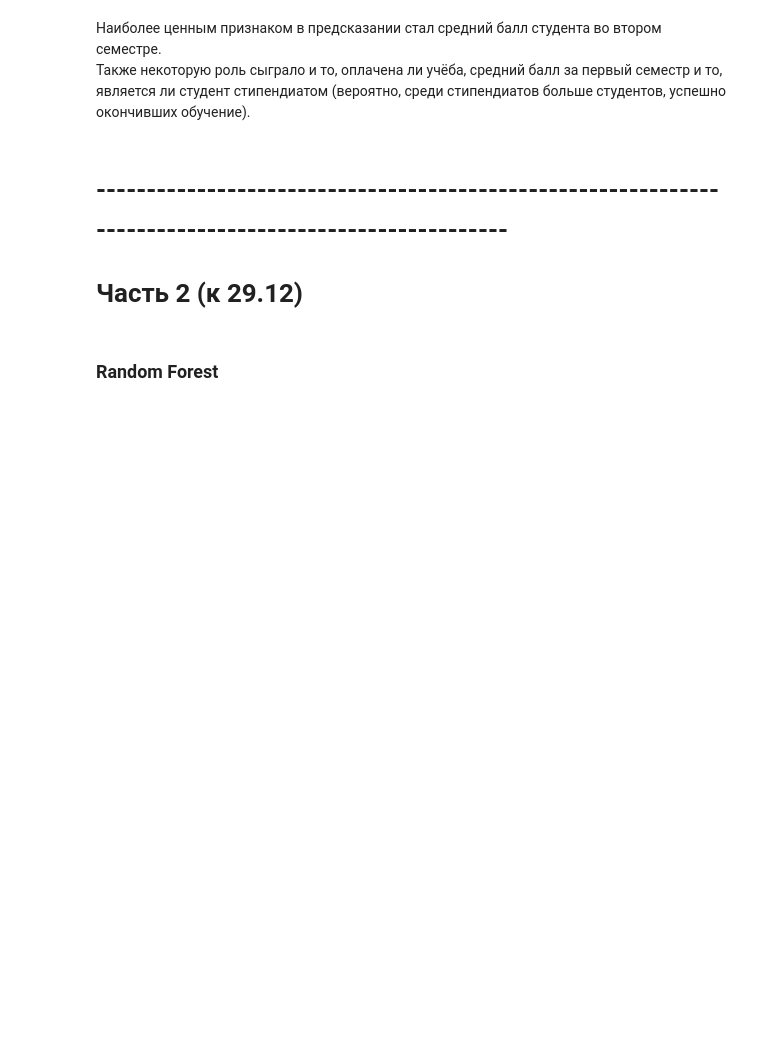
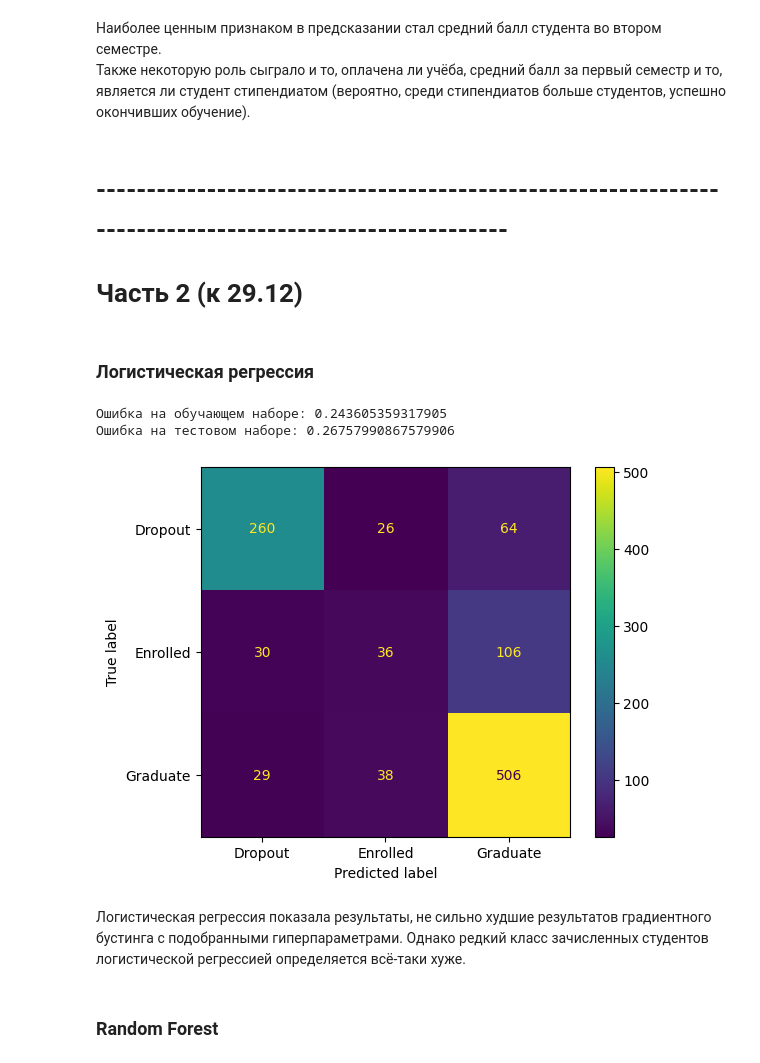
Before and after one commit to alexChurkin/MyML2023, a Jupyter notebook: Homework_6_2912.ipynb, the cells around one changed output. Saved outputs shown, nothing was run; the diff lists cells and outputs as text; code cells hidden in the pictures; blank space fills up the shorter version.

```diff
--- a/Homework_6_2912.ipynb
+++ b/Homework_6_2912.ipynb
@@ -488,6 +488,33 @@ dtype: float64
 # %% [markdown]
 # -------------------------------------------------------------------------------------------------------
 # Часть 2 (к 29.12)
+# %% [markdown]
+### Логистическая регрессия
+# %%
+from sklearn.linear_model import LogisticRegression
+
+log_reg = LogisticRegression(max_iter=5000)
+log_reg.fit(X_train, y_train)
+
+y_train_predict = log_reg.predict(X_train)
+y_test_predict = log_reg.predict(X_test)
+
+err_train = np.mean(y_train != y_train_predict)
+err_test = np.mean(y_test != y_test_predict)
+
+print("Ошибка на обучающем наборе:", err_train)
+print("Ошибка на тестовом наборе:", err_test)
+
+cm = confusion_matrix(y_test, y_test_predict)
+disp = ConfusionMatrixDisplay(confusion_matrix=cm, display_labels=log_reg.classes_)
+disp.plot()
+plt.show()
+# %% [output]
+Ошибка на обучающем наборе: 0.243605359317905
+Ошибка на тестовом наборе: 0.26757990867579906
+[figure, added]
+# %% [markdown]
+Логистическая регрессия показала результаты, не сильно худшие результатов градиентного бустинга с подобранными гиперпараметрами. Однако редкий класс зачисленных студентов логистической регрессией определяется всё-таки хуже.
 # %% [markdown]
 ### Random Forest
 # %%
```
Also changed, not shown: parts of 5 cells of this notebook.
